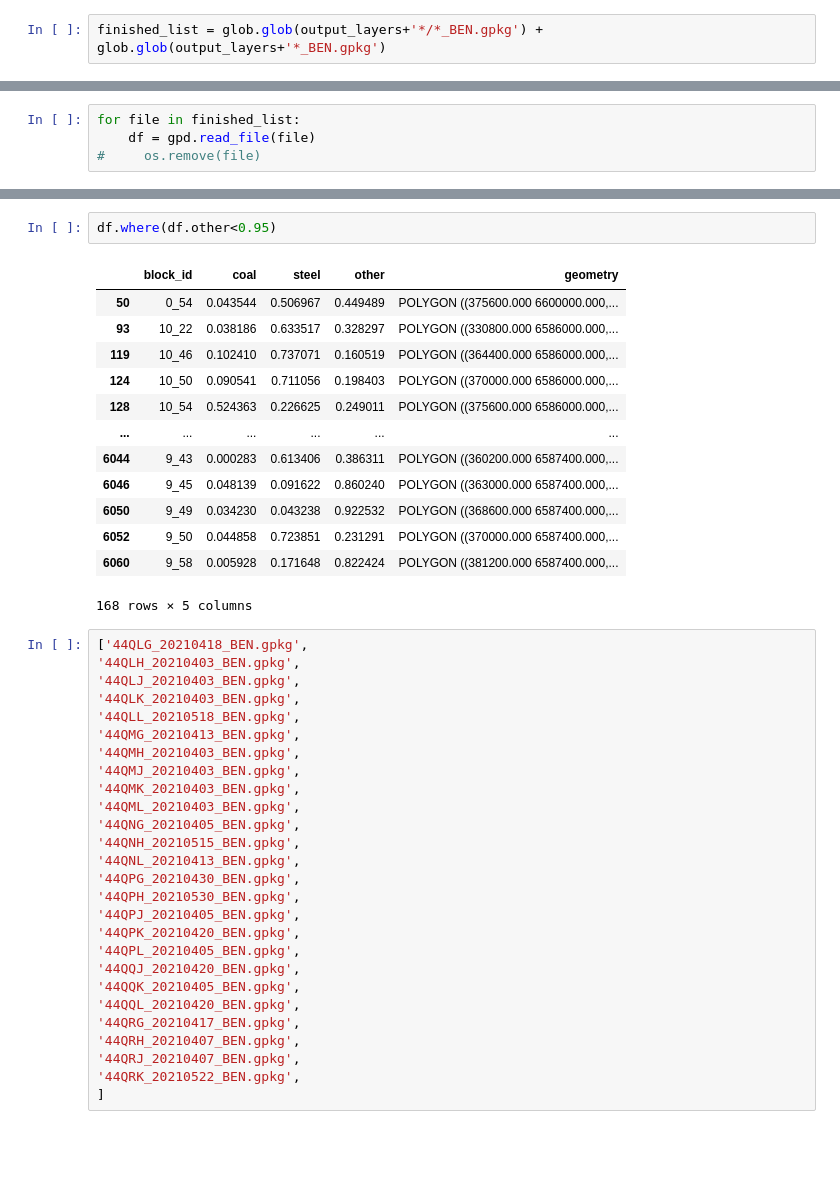
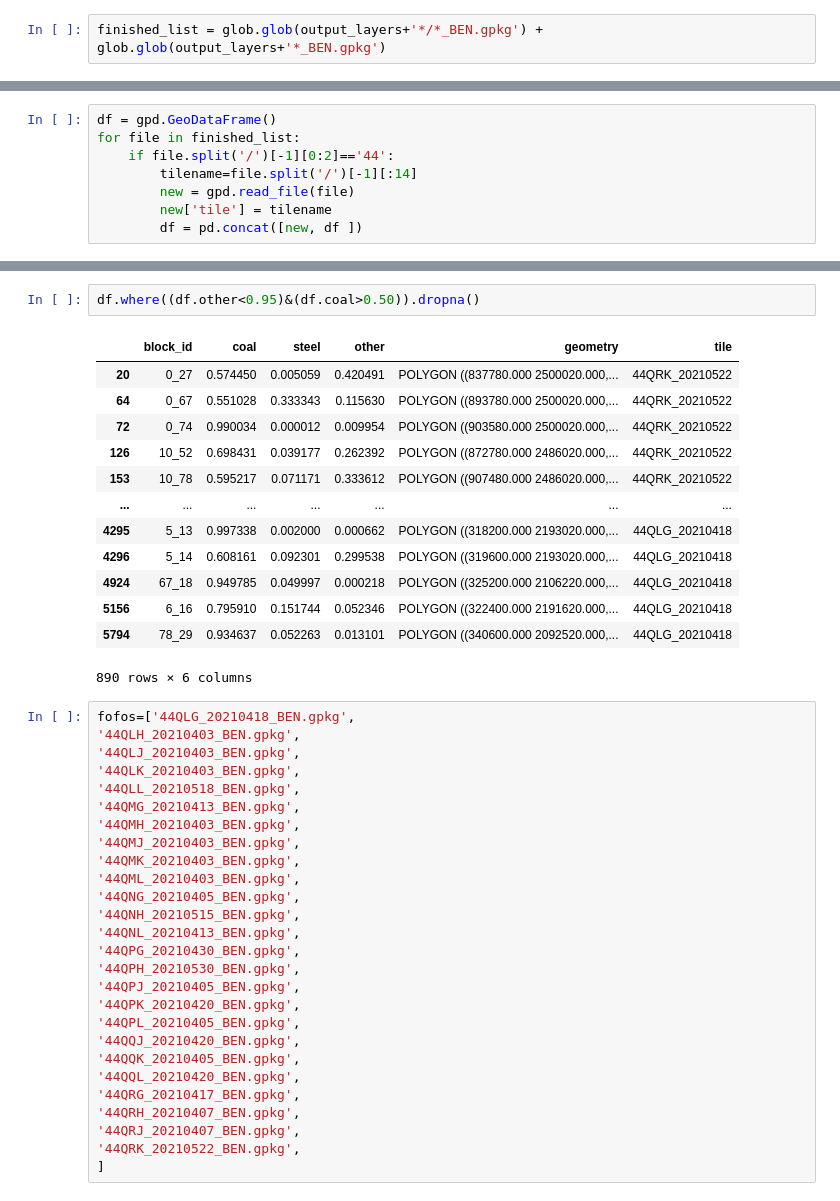
Before and after one commit to ManshaP/sentinel_industry, a Jupyter notebook: deploy_test-Copy1.ipynb, the cells around one changed output, grey strips where cells are left out. Cells and saved outputs as stored; diff of their text form; blank space fills up the shorter version.

```diff
--- a/deploy_test-Copy1.ipynb
+++ b/deploy_test-Copy1.ipynb
@@ -687,7 +746,11 @@ finished_list
 # %%
+df = gpd.GeoDataFrame()
 for file in finished_list:
-    df = gpd.read_file(file)
-#     os.remove(file)
+    if file.split('/')[-1][0:2]=='44':
+        tilename=file.split('/')[-1][:14]
+        new = gpd.read_file(file)
+        new['tile'] = tilename
+        df = pd.concat([new, df ])
 # %%
 df.to_crs('WGS 84')
 # %% [output]
@@ -707,21 +775,21 @@ df.to_crs('WGS 84')
 # %%
-df.where(df.other<0.95)
+df.where((df.other<0.95)&(df.coal>0.50)).dropna()
 # %% [output]
-|  | block_id | coal | steel | other | geometry |
-| 50 | 0_54 | 0.043544 | 0.506967 | 0.449489 | POLYGON ((375600.000 6600000.000,... |
-| 93 | 10_22 | 0.038186 | 0.633517 | 0.328297 | POLYGON ((330800.000 6586000.000,... |
-| 119 | 10_46 | 0.102410 | 0.737071 | 0.160519 | POLYGON ((364400.000 6586000.000,... |
-| 124 | 10_50 | 0.090541 | 0.711056 | 0.198403 | POLYGON ((370000.000 6586000.000,... |
-| 128 | 10_54 | 0.524363 | 0.226625 | 0.249011 | POLYGON ((375600.000 6586000.000,... |
-| ... | ... | ... | ... | ... | ... |
-| 6044 | 9_43 | 0.000283 | 0.613406 | 0.386311 | POLYGON ((360200.000 6587400.000,... |
-| 6046 | 9_45 | 0.048139 | 0.091622 | 0.860240 | POLYGON ((363000.000 6587400.000,... |
-| 6050 | 9_49 | 0.034230 | 0.043238 | 0.922532 | POLYGON ((368600.000 6587400.000,... |
-| 6052 | 9_50 | 0.044858 | 0.723851 | 0.231291 | POLYGON ((370000.000 6587400.000,... |
-| 6060 | 9_58 | 0.005928 | 0.171648 | 0.822424 | POLYGON ((381200.000 6587400.000,... |
+|  | block_id | coal | steel | other | geometry | tile |
+| 20 | 0_27 | 0.574450 | 0.005059 | 0.420491 | POLYGON ((837780.000 2500020.000,... | 44QRK_20210522 |
+| 64 | 0_67 | 0.551028 | 0.333343 | 0.115630 | POLYGON ((893780.000 2500020.000,... | 44QRK_20210522 |
+| 72 | 0_74 | 0.990034 | 0.000012 | 0.009954 | POLYGON ((903580.000 2500020.000,... | 44QRK_20210522 |
+| 126 | 10_52 | 0.698431 | 0.039177 | 0.262392 | POLYGON ((872780.000 2486020.000,... | 44QRK_20210522 |
+| 153 | 10_78 | 0.595217 | 0.071171 | 0.333612 | POLYGON ((907480.000 2486020.000,... | 44QRK_20210522 |
+| ... | ... | ... | ... | ... | ... | ... |
+| 4295 | 5_13 | 0.997338 | 0.002000 | 0.000662 | POLYGON ((318200.000 2193020.000,... | 44QLG_20210418 |
+| 4296 | 5_14 | 0.608161 | 0.092301 | 0.299538 | POLYGON ((319600.000 2193020.000,... | 44QLG_20210418 |
+| 4924 | 67_18 | 0.949785 | 0.049997 | 0.000218 | POLYGON ((325200.000 2106220.000,... | 44QLG_20210418 |
+| 5156 | 6_16 | 0.795910 | 0.151744 | 0.052346 | POLYGON ((322400.000 2191620.000,... | 44QLG_20210418 |
+| 5794 | 78_29 | 0.934637 | 0.052263 | 0.013101 | POLYGON ((340600.000 2092520.000,... | 44QLG_20210418 |
-168 rows × 5 columns
+890 rows × 6 columns
 # %%
-['44QLG_20210418_BEN.gpkg',
+fofos=['44QLG_20210418_BEN.gpkg',
 '44QLH_20210403_BEN.gpkg',
 '44QLJ_20210403_BEN.gpkg',
 '44QLK_20210403_BEN.gpkg',
```
Also changed, not shown: parts of 23 cells of this notebook, 21 other files.
